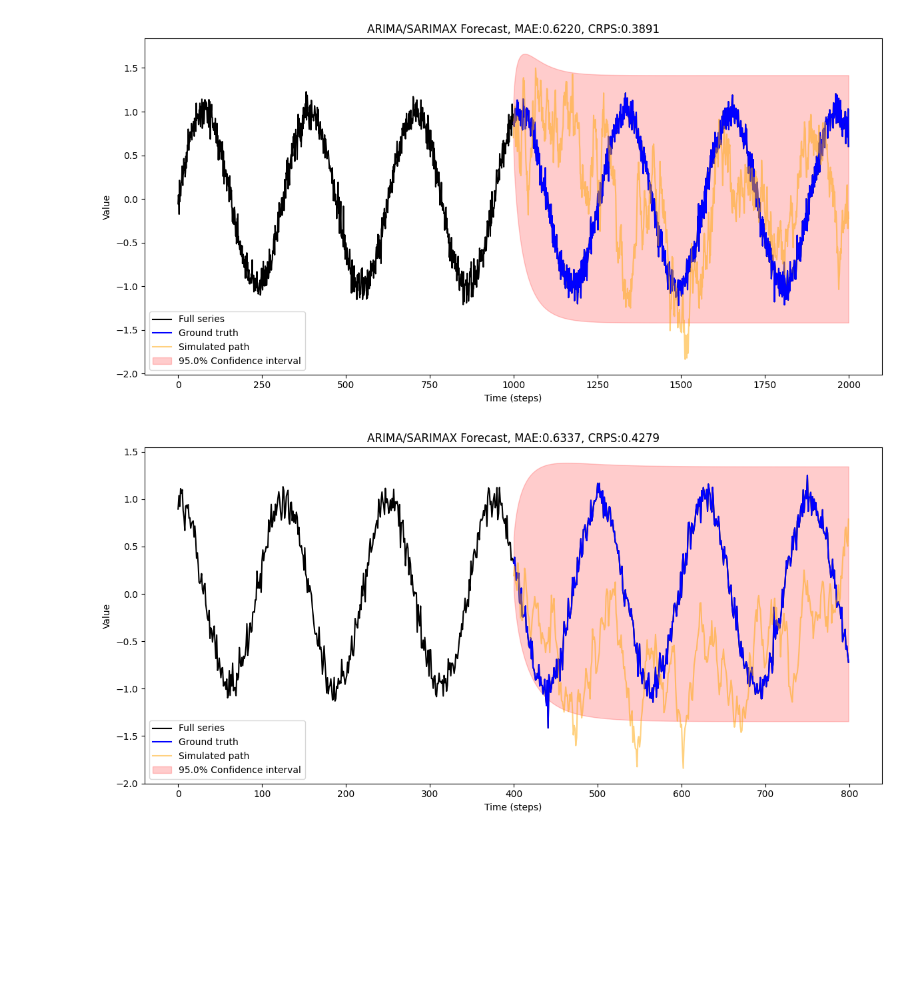
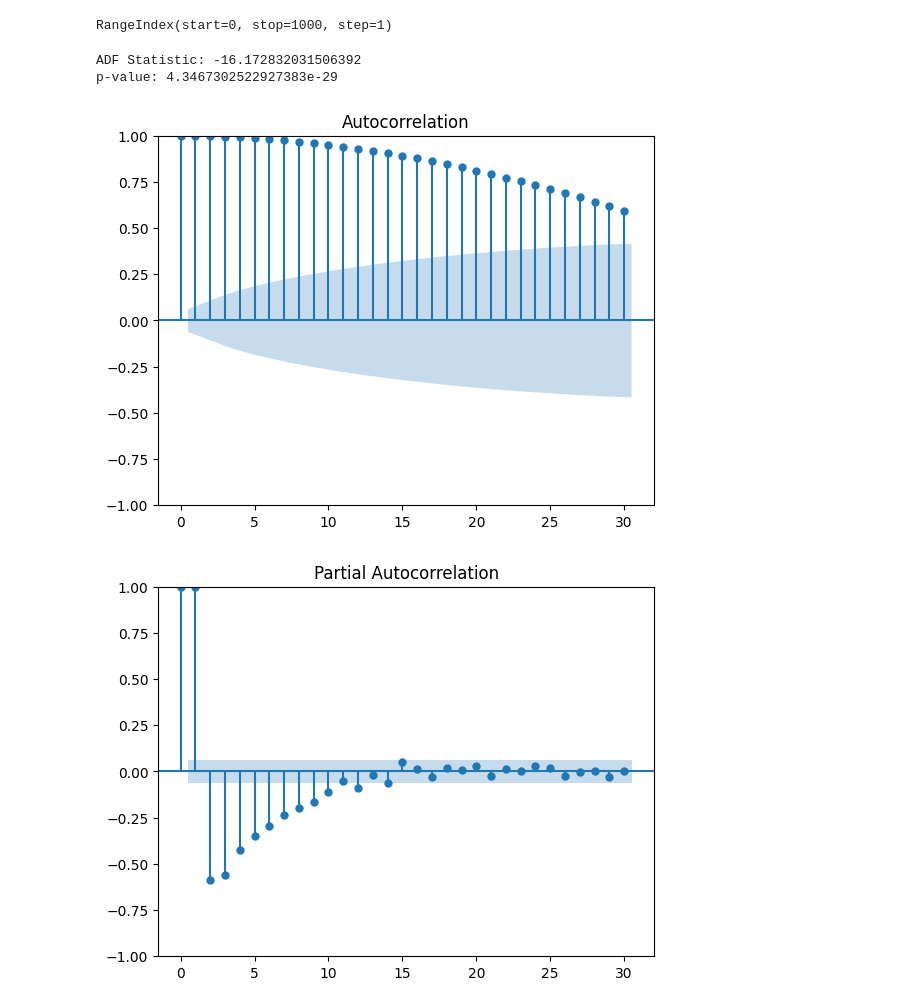
Before and after one commit to 12Mahmud99/ARIMA, a Jupyter notebook: arima.ipynb, the cells around one changed output. Cells and saved outputs as stored; diff of their text form; code cells hidden in the pictures; blank space fills up the shorter version.

Commit message:
sin test

```diff
--- a/arima.ipynb
+++ b/arima.ipynb
@@ -11,24 +13,30 @@ from statsmodels.tsa.statespace.sarimax import SARIMAX
 device = torch.device("cuda" if torch.cuda.is_available() else "cpu")
 # %%
 #x= torch.randn(400).to(device)
-x=torch.sin(torch.linspace(0,40,2000)).to(device)+0.1*torch.randn(2000).to(device)
-series = pd.Series(x.detach().cpu().numpy())
+#x=torch.sin(torch.linspace(0,4*np.pi,2000)).to(device)*10#+0.01*torch.randn(2000).to(device)
+#data = x.detach().cpu().numpy()
+data=10*np.sin(np.linspace(0, 10*np.pi, 400))+0.1*np.random.randn(400)
+series = pd.Series(data)
 
-t=1000
+t=300
 train = series.iloc[:t+1]
-model = SARIMAX(train, order=(10, 0, 0))
+model = SARIMAX(train, order=(2, 0, 10))
 result = model.fit()
-utils.plot_arima_simulated_forecast(series, result,t=t,n_sim=1)
+
+print(series.index)
 # %% [output]
-[figure, removed]
+RangeIndex(start=0, stop=1000, step=1)
-# %%
-x= torch.cos(torch.linspace(0,40,800)).to(device)+0.1*torch.randn(800).to(device)
-series = pd.Series(x.detach().cpu().numpy())
-
-t=400
-train = series.iloc[:t+1]
-model = SARIMAX(train, order=(1, 0, 0))
-result = model.fit()
-utils.plot_arima_simulated_forecast(series, result,t=t,n_sim=1)
-# %% [output]
-[figure, removed]
+# %%
+#test for stationarity
+ADF_p = adfuller(data)
+print('ADF Statistic:', ADF_p[0])
+print('p-value:', ADF_p[1])
+# %% [output]
+ADF Statistic: -16.172832031506392
+p-value: 4.3467302522927383e-29
+# %%
+plot_pacf(data)
+plot_acf(data)
+# %% [output]
+[figure, added]
+[figure, added]
```
Also changed, not shown: parts of 3 cells of this notebook.
